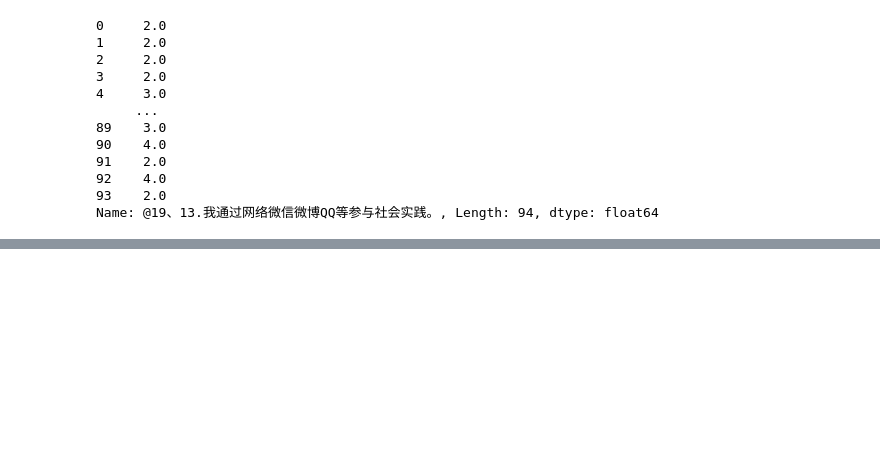
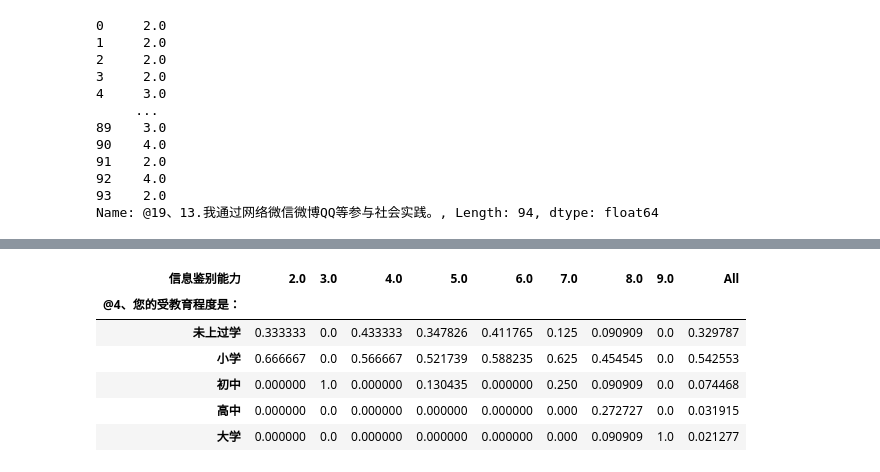
Before and after one commit to zyj031214/zqlwx, a Jupyter notebook: 18-期末作业.ipynb, the cells around one changed output, grey strips where cells are left out. Drawn from its saved outputs; the diff is of its cells as text; code cells hidden in the pictures; blank space fills up the shorter version.

```diff
--- a/18-期末作业.ipynb
+++ b/18-期末作业.ipynb
@@ -81,0 +123,11 @@ Name: @19、13.我通过网络微信微博QQ等参与社会实践。, Length: 94
+# %%
+import pandas as pd
+pd.crosstab(数据表['@4、您的受教育程度是：'], 数据表['信息鉴别能力'], normalize='columns', margins=True)
+# %% [output]
+| 信息鉴别能力 | 2.0 | 3.0 | 4.0 | 5.0 | 6.0 | 7.0 | 8.0 | 9.0 | All |
+| @4、您的受教育程度是： |  |  |  |  |  |  |  |  |  |
+| 未上过学 | 0.333333 | 0.0 | 0.433333 | 0.347826 | 0.411765 | 0.125 | 0.090909 | 0.0 | 0.329787 |
+| 小学 | 0.666667 | 0.0 | 0.566667 | 0.521739 | 0.588235 | 0.625 | 0.454545 | 0.0 | 0.542553 |
+| 初中 | 0.000000 | 1.0 | 0.000000 | 0.130435 | 0.000000 | 0.250 | 0.090909 | 0.0 | 0.074468 |
+| 高中 | 0.000000 | 0.0 | 0.000000 | 0.000000 | 0.000000 | 0.000 | 0.272727 | 0.0 | 0.031915 |
+| 大学 | 0.000000 | 0.0 | 0.000000 | 0.000000 | 0.000000 | 0.000 | 0.090909 | 1.0 | 0.021277 |
```
Also changed, not shown: parts of 14 cells of this notebook, 1 other file.
